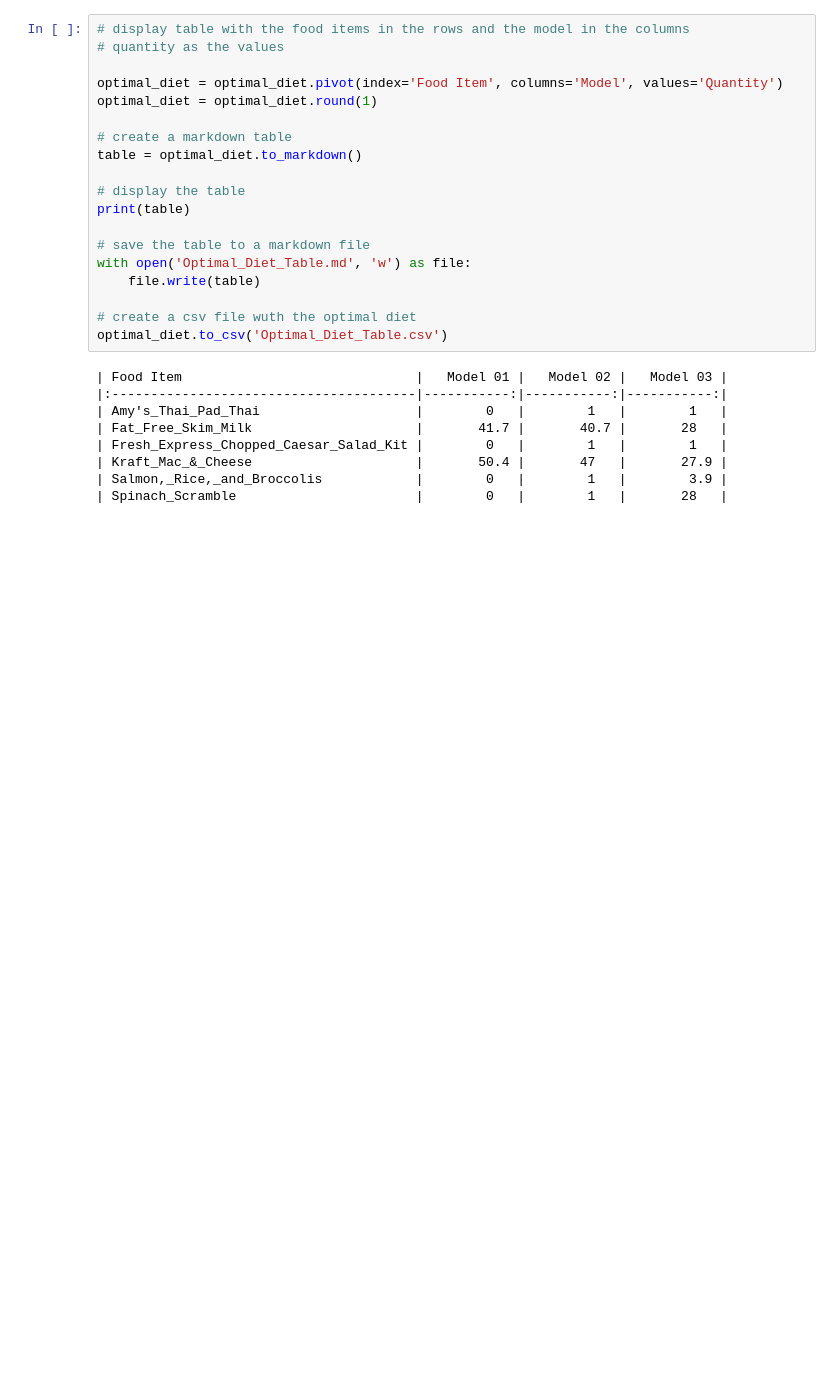
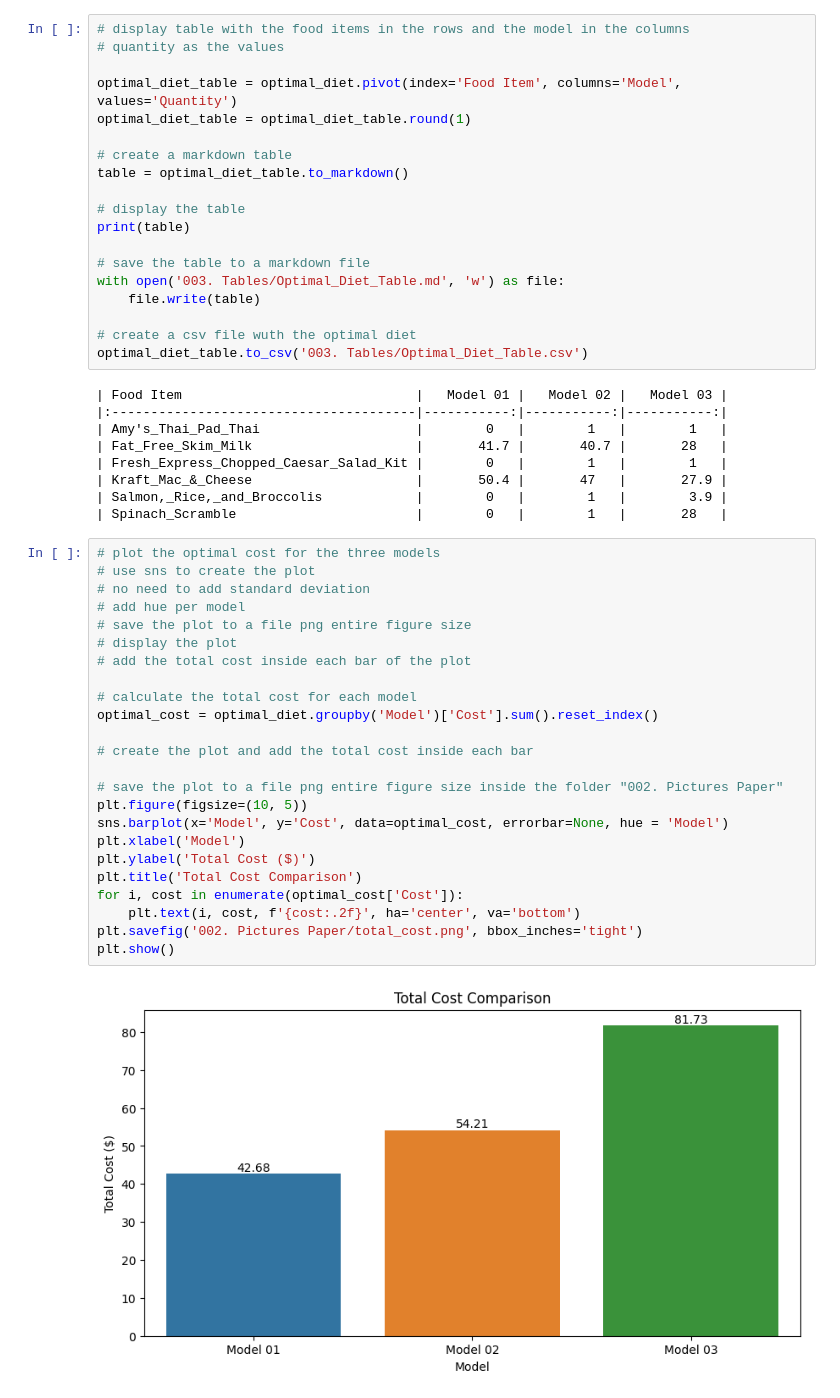
Before and after one commit to Hconsolo/MSDS460-Assignment_01_, a Jupyter notebook: Diet_Problem.ipynb, the cells around one changed output. Saved outputs shown, nothing was run; the diff lists cells and outputs as text; blank space fills up the shorter version.

```diff
--- a/Diet_Problem.ipynb
+++ b/Diet_Problem.ipynb
@@ -360,21 +390,21 @@ plt.show()
 # display table with the food items in the rows and the model in the columns
 # quantity as the values
 
-optimal_diet = optimal_diet.pivot(index='Food Item', columns='Model', values='Quantity')
-optimal_diet = optimal_diet.round(1)
+optimal_diet_table = optimal_diet.pivot(index='Food Item', columns='Model', values='Quantity')
+optimal_diet_table = optimal_diet_table.round(1)
 
 # create a markdown table
-table = optimal_diet.to_markdown()
+table = optimal_diet_table.to_markdown()
 
 # display the table
 print(table)
 
 # save the table to a markdown file
-with open('Optimal_Diet_Table.md', 'w') as file:
+with open('003. Tables/Optimal_Diet_Table.md', 'w') as file:
     file.write(table)
 
 # create a csv file wuth the optimal diet
-optimal_diet.to_csv('Optimal_Diet_Table.csv')
+optimal_diet_table.to_csv('003. Tables/Optimal_Diet_Table.csv')
 # %% [output]
 | Food Item                              |   Model 01 |   Model 02 |   Model 03 |
 |:---------------------------------------|-----------:|-----------:|-----------:|
@@ -384,6 +414,32 @@ optimal_diet.to_csv('Optimal_Diet_Table.csv')
 | Kraft_Mac_&_Cheese                     |       50.4 |       47   |       27.9 |
 | Salmon,_Rice,_and_Broccolis            |        0   |        1   |        3.9 |
 | Spinach_Scramble                       |        0   |        1   |       28   |
+# %%
+# plot the optimal cost for the three models
+# use sns to create the plot
+# no need to add standard deviation
+# add hue per model
+# save the plot to a file png entire figure size
+# display the plot
+# add the total cost inside each bar of the plot
+
+# calculate the total cost for each model
+optimal_cost = optimal_diet.groupby('Model')['Cost'].sum().reset_index()
+
+# create the plot and add the total cost inside each bar
+
+# save the plot to a file png entire figure size inside the folder "002. Pictures Paper"
+plt.figure(figsize=(10, 5))
+sns.barplot(x='Model', y='Cost', data=optimal_cost, errorbar=None, hue = 'Model')
+plt.xlabel('Model')
+plt.ylabel('Total Cost ($)')
+plt.title('Total Cost Comparison')
+for i, cost in enumerate(optimal_cost['Cost']):
+    plt.text(i, cost, f'{cost:.2f}', ha='center', va='bottom')
+plt.savefig('002. Pictures Paper/total_cost.png', bbox_inches='tight')
+plt.show()
+# %% [output]
+[figure, added]
 # %%
 # save this code into HTML and pdf format
 !jupyter nbconvert --to html Diet_Problem.ipynb
```
Also changed, not shown: parts of 9 cells of this notebook, 13 other files.
